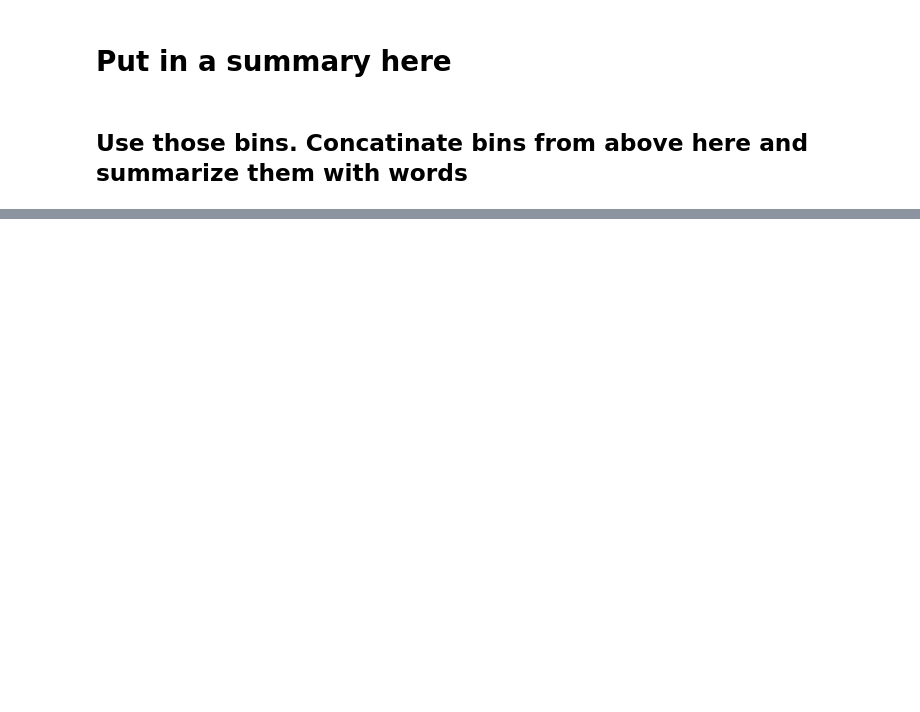
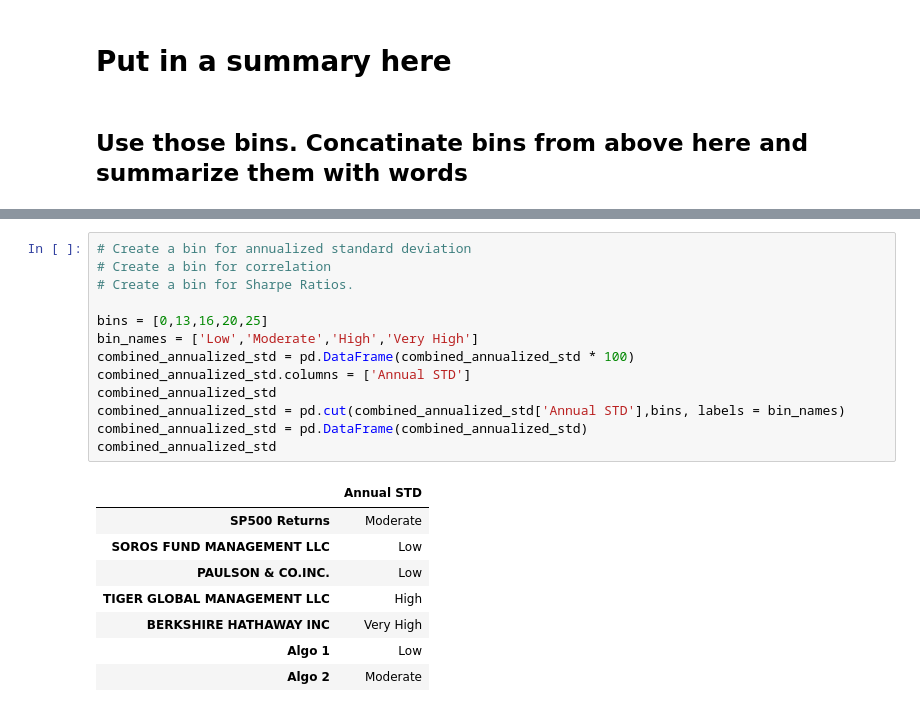
Before and after one commit to Tylryan/Portfolio_Analysis, a Jupyter notebook: main_jupyter.ipynb, the cells around one changed output, grey strips where cells are left out. Cells and saved outputs as stored; diff of their text form; blank space fills up the shorter version.

```diff
--- a/main_jupyter.ipynb
+++ b/main_jupyter.ipynb
@@ -630,0 +672,22 @@ NameError: name 'sharpe_ratios' is not defined
+# %%
+# Create a bin for annualized standard deviation
+# Create a bin for correlation
+# Create a bin for Sharpe Ratios.
+
+bins = [0,13,16,20,25]
+bin_names = ['Low','Moderate','High','Very High']
+combined_annualized_std = pd.DataFrame(combined_annualized_std * 100)
+combined_annualized_std.columns = ['Annual STD']
+combined_annualized_std
+combined_annualized_std = pd.cut(combined_annualized_std['Annual STD'],bins, labels = bin_names)
+combined_annualized_std = pd.DataFrame(combined_annualized_std)
+combined_annualized_std
+# %% [output]
+|  | Annual STD |
+| SP500 Returns | Moderate |
+| SOROS FUND MANAGEMENT LLC | Low |
+| PAULSON & CO.INC. | Low |
+| TIGER GLOBAL MANAGEMENT LLC | High |
+| BERKSHIRE HATHAWAY INC | Very High |
+| Algo 1 | Low |
+| Algo 2 | Moderate |
```
Also changed, not shown: parts of 7 cells of this notebook.
